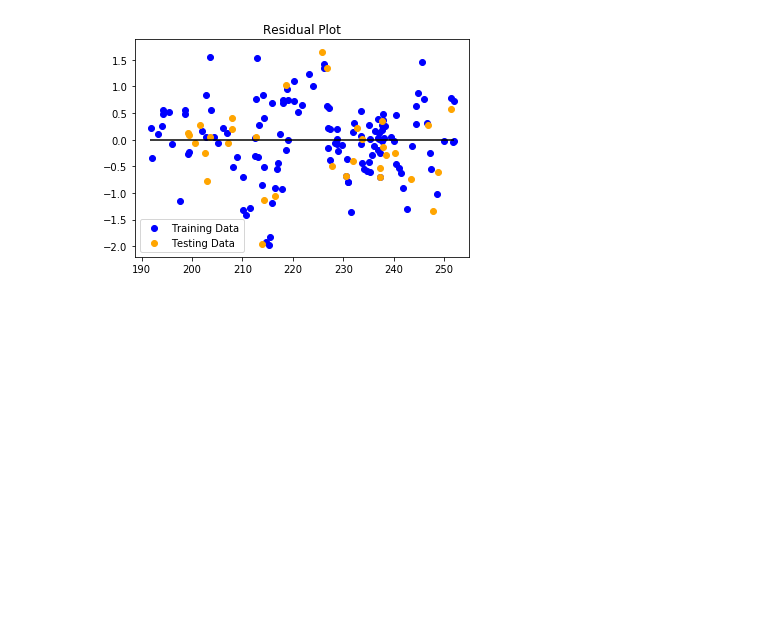
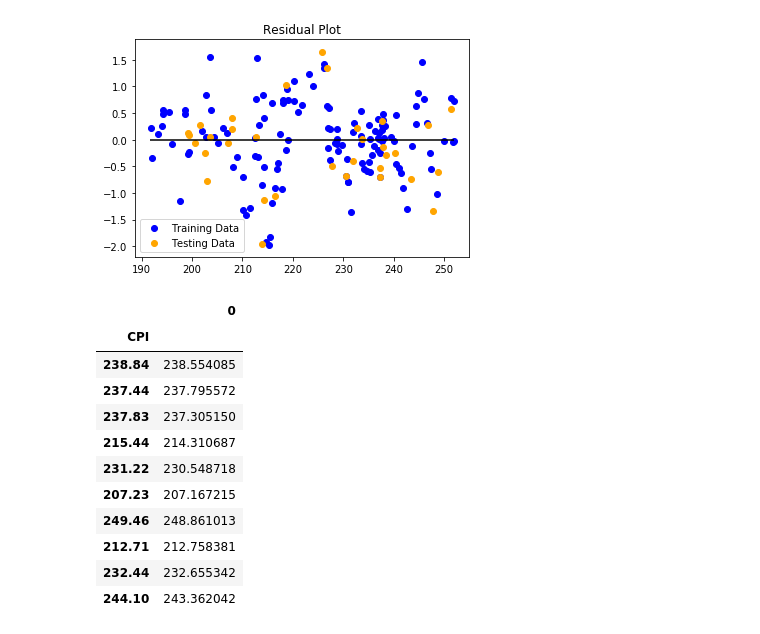
Before and after one commit to rohitrao1/Stock-Market-Predictions, a Jupyter notebook: Trends + Linear Regression.ipynb, the cells around one changed output. Drawn from its saved outputs; the diff is of its cells as text; code cells hidden in the pictures; blank space fills up the shorter version.

Commit message:
Predictions

```diff
--- a/Trends + Linear Regression.ipynb
+++ b/Trends + Linear Regression.ipynb
@@ -159,3 +160,19 @@ plt.title("Residual Plot")
 plt.show()
 # %% [output]
 [figure]
+# %%
+a = pd.DataFrame(model.predict(X_test), y_test)
+a.head(10)
+# %% [output]
+|  | 0 |
+| CPI |  |
+| 238.84 | 238.554085 |
+| 237.44 | 237.795572 |
+| 237.83 | 237.305150 |
+| 215.44 | 214.310687 |
+| 231.22 | 230.548718 |
+| 207.23 | 207.167215 |
+| 249.46 | 248.861013 |
+| 212.71 | 212.758381 |
+| 232.44 | 232.655342 |
+| 244.10 | 243.362042 |
```
Also changed, not shown: parts of 1 cell of this notebook.
